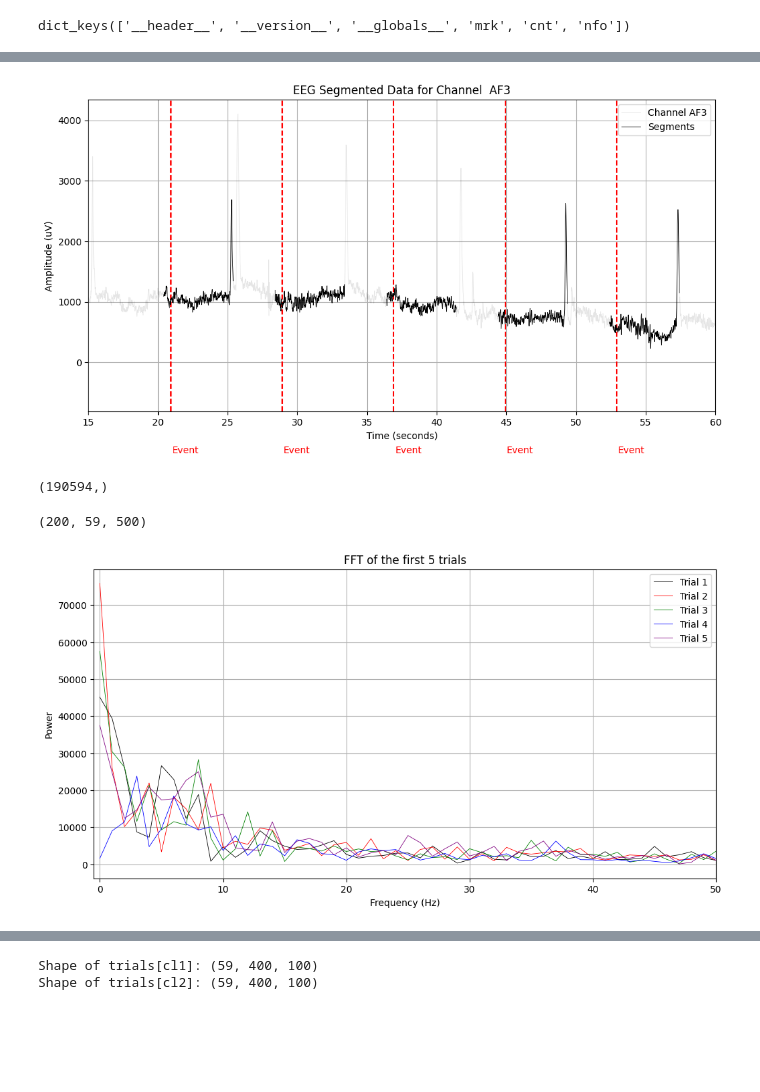
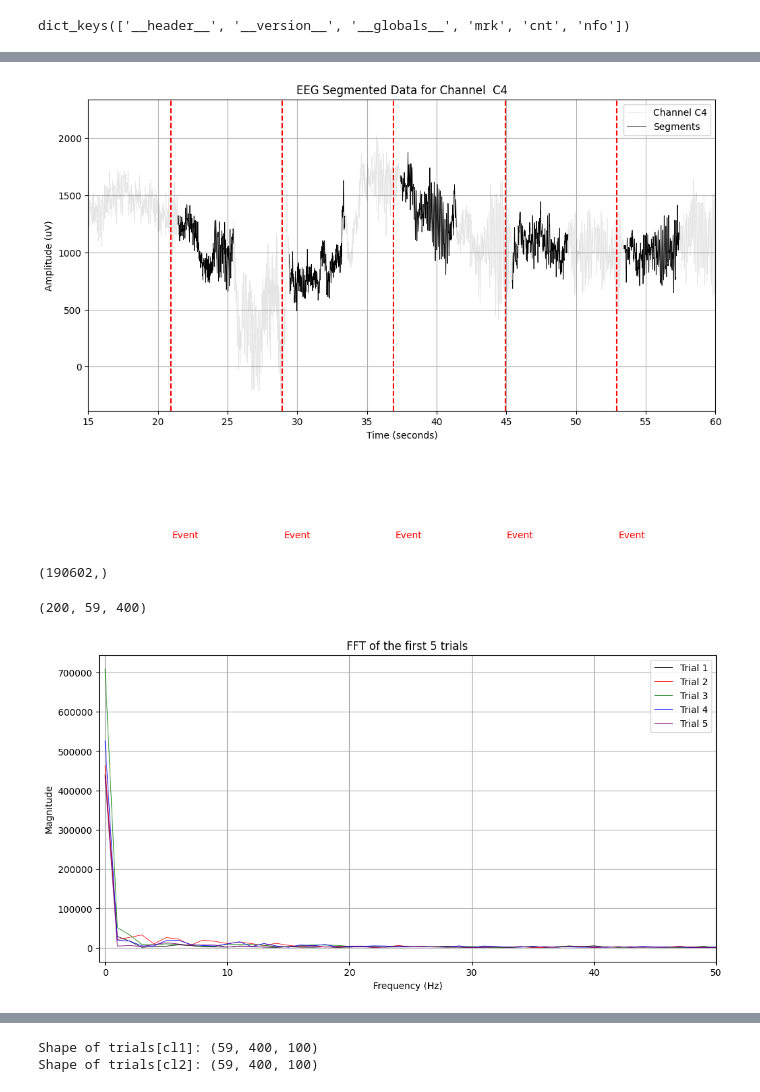
Before and after one commit to costanzapistone/Robot-Control-by-EEG-with-ML, a Jupyter notebook: code/signal_processing/data_visualization.ipynb, the cells around one changed output, grey strips where cells are left out. Cells and saved outputs as stored; diff of their text form; code cells hidden in the pictures; blank space fills up the shorter version.

```diff
--- a/code/signal_processing/data_visualization.ipynb
+++ b/code/signal_processing/data_visualization.ipynb
@@ -4,7 +4,7 @@ from scipy.io import loadmat
 import matplotlib.pyplot as plt
 # %%
 # Load the MATLAB file
-EEG_data = loadmat('/home/costanza/Robot-Control-by-EEG-with-ML/data/BCICIV_calib_ds1b.mat', struct_as_record = True)
+EEG_data = loadmat('/home/costanza/Robot-Control-by-EEG-with-ML/data/BCICIV_calib_ds1g.mat', struct_as_record = True)
 
 # List all the keys in the loaded data
 keys = EEG_data.keys()
@@ -112,7 +112,7 @@ trials_all = []
 
 # The time window (in samples) to extract for each trial, here 0.5 -- 4.5 seconds
 #win = np.arange(int(0.5*sfreq), int(4.5*sfreq)) # 400 samples
-win = np.arange(int(-0.5*sfreq), int(4.5*sfreq)) # 500 samples
+win = np.arange(int(0.5*sfreq), int(4.5*sfreq)) # 500 samples
 nsamples_win = len(win)
 
 # Loop through all events
@@ -131,7 +131,7 @@ trials_all.shape
 import matplotlib.pyplot as plt
 
 # Select the first channel
-channel_idx = 0
+channel_idx = 30
 channel_data = EEGdata[channel_idx, :]
 
 # Create a time axis
@@ -148,38 +148,38 @@ end_idx = int(end_time / time_unit)
 # Plot EEG data for the first channel within the specified time range
 plt.figure(figsize=(12, 6))
 plt.plot(time_axis[start_idx:end_idx], channel_data[start_idx:end_idx],color='black', alpha = 0.1,linewidth=0.6, label=f'Channel {chan_names[channel_idx]}')
 plt.title('EEG Segmented Data for Channel  %s' % chan_names[channel_idx])
 plt.xlabel('Time (seconds)')
 plt.ylabel('Amplitude (uV)')
 plt.xlim((15,60))
 
 # Plot vertical lines at the event onsets
 valid_event_onsets = (start_time <= event_onset_time) & (event_onset_time <= end_time)
 
 for onset_time in event_onset_time[valid_event_onsets]:
     plt.axvline(x=onset_time, color='red', linestyle='--')
     plt.text(onset_time + 0.1, -1500, 'Event', color='red')
 
     # Get the corresponding second value
     corresponding_second = int(onset_time)
 
 x_trials = np.arange(0, nsamples_win)
 
 for i, e in enumerate(event_onsets[0,:5]):
     if i == 0:
         plt.plot((win + e)*time_unit, trials_all[i, channel_idx, :], color='black', alpha=1, linewidth=0.6, label='Segments')
     else:
         plt.plot((win + e)*time_unit, trials_all[i, channel_idx, :], color='black', alpha=1, linewidth=0.6)
 
 plt.legend( loc='upper right', )
 plt.grid(True)
 plt.show()
 # %% [output]
-[figure, old version]
+[figure, new version]
 # %%
 print(channel_data.shape)
 # %% [output]
-(190594,)
+(190602,)
 # %%
 # FFT
 
@@ -192,7 +192,7 @@ for i in range(trials_all.shape[0]):
 
 fft_all.shape
 # %% [output]
-(200, 59, 500)
+(200, 59, 400)
 # %%
 import matplotlib.pyplot as plt
 
@@ -213,7 +213,7 @@ plt.ylabel('Magnitude')
 plt.xlim((-0.5, 50))
 plt.grid(True)
 # %% [output]
-[figure, old version]
+[figure, new version]
 # %%
 # PSD
 
```
Also changed, not shown: parts of 9 cells of this notebook, 5 other files.
